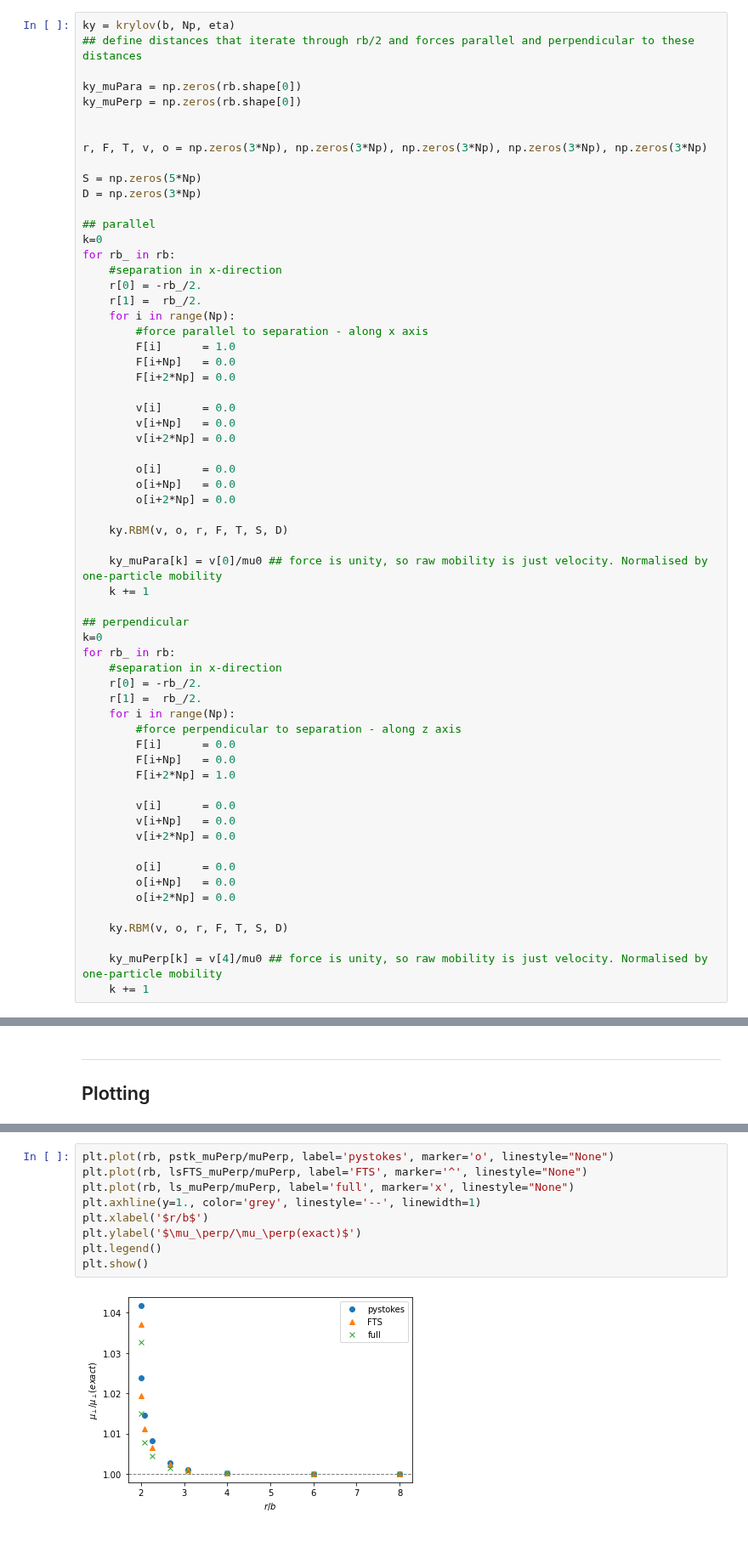
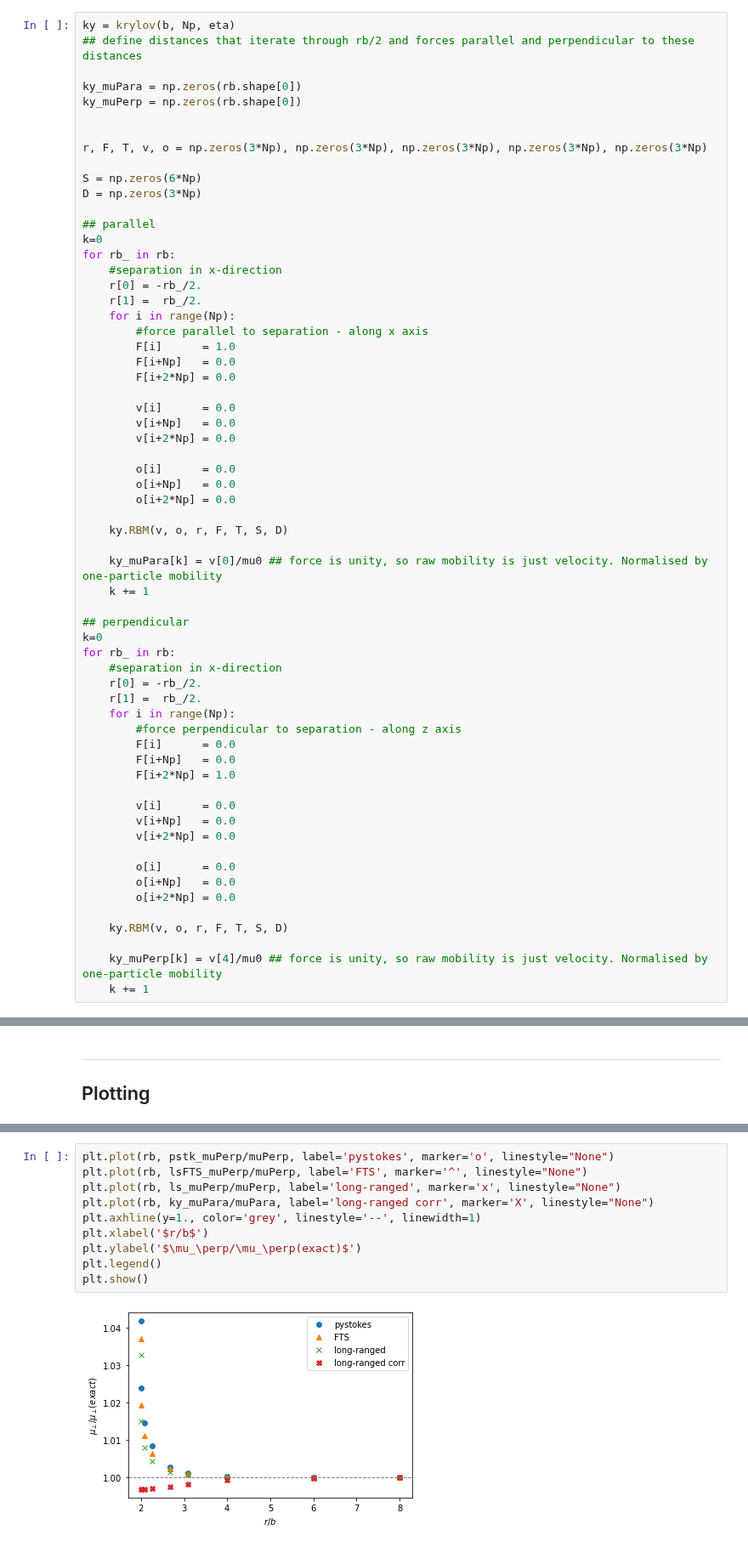
Before and after one commit to rajeshrinet/pystokes, a Jupyter notebook: examples/test-gt/compare-exact.ipynb, the cells around one changed output, grey strips where cells are left out. Shown at 85% size. Cells and saved outputs as stored; diff of their text form.

```diff
--- a/examples/test-gt/compare-exact.ipynb
+++ b/examples/test-gt/compare-exact.ipynb
@@ -287,7 +287,7 @@ ky_muPerp = np.zeros(rb.shape[0])
 
 r, F, T, v, o = np.zeros(3*Np), np.zeros(3*Np), np.zeros(3*Np), np.zeros(3*Np), np.zeros(3*Np)
 
-S = np.zeros(5*Np)
+S = np.zeros(6*Np)
 D = np.zeros(3*Np)
 
 ## parallel
@@ -378,11 +374,12 @@ plt.show()
 # %%
 plt.plot(rb, pstk_muPerp/muPerp, label='pystokes', marker='o', linestyle="None")
 plt.plot(rb, lsFTS_muPerp/muPerp, label='FTS', marker='^', linestyle="None")
-plt.plot(rb, ls_muPerp/muPerp, label='full', marker='x', linestyle="None")
+plt.plot(rb, ls_muPerp/muPerp, label='long-ranged', marker='x', linestyle="None")
+plt.plot(rb, ky_muPara/muPara, label='long-ranged corr', marker='X', linestyle="None")
 plt.axhline(y=1., color='grey', linestyle='--', linewidth=1)
 plt.xlabel('$r/b$')
 plt.ylabel('$\mu_\perp/\mu_\perp(exact)$')
 plt.legend()
 plt.show()
 # %% [output]
-[figure, old version]
+[figure, new version]
```
Also changed, not shown: parts of 5 cells of this notebook, 5 other files.
